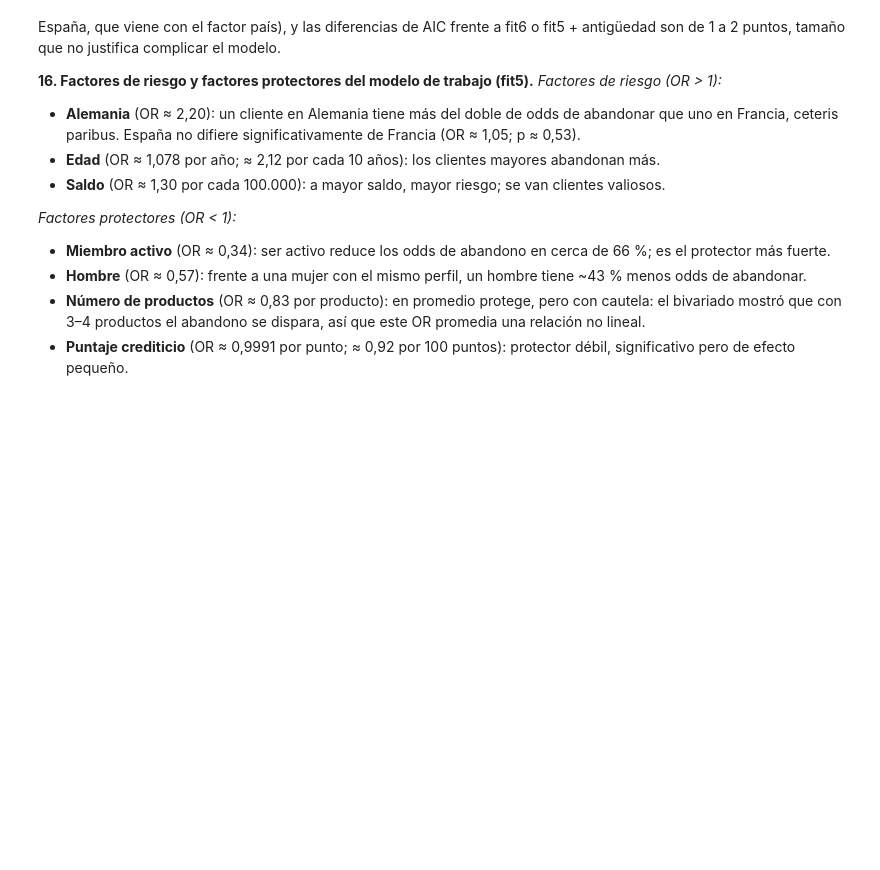
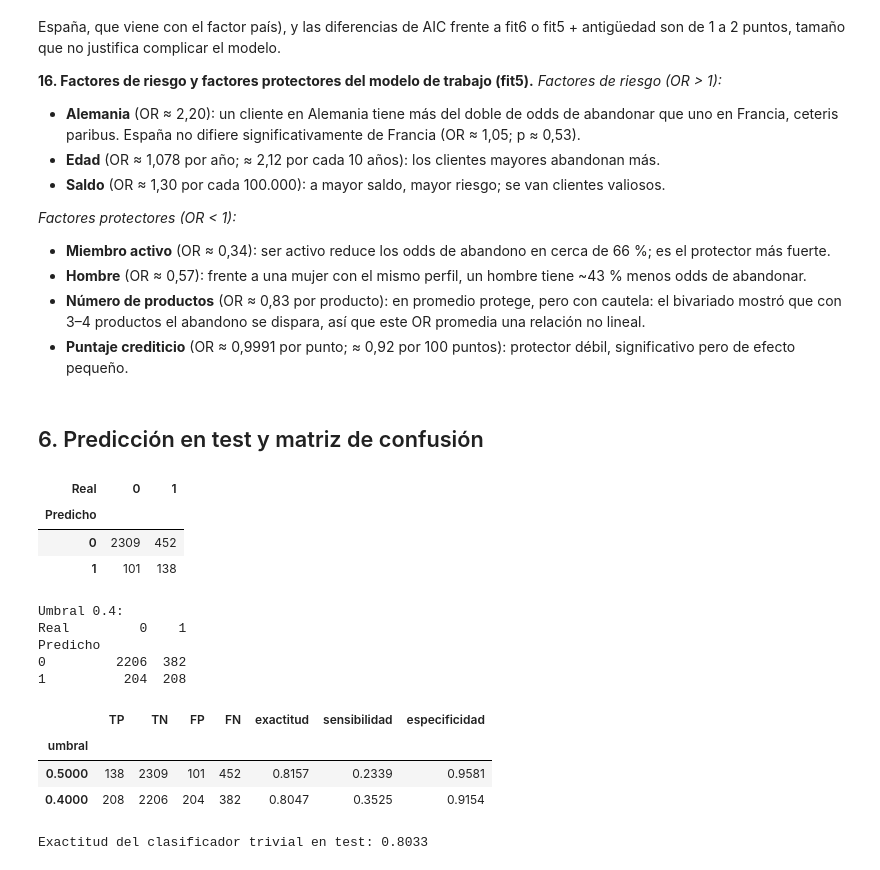
Before and after one commit to camig0516/Taller_2_ML_Clase_9, a Jupyter notebook: Taller_Abandono_Producto_Financiero.ipynb, the cells around one changed output. Saved outputs shown, nothing was run; the diff lists cells and outputs as text; code cells hidden in the pictures; blank space fills up the shorter version.

Commit message:
Punto 6: matriz de confusion e indicadores

```diff
--- a/Taller_Abandono_Producto_Financiero.ipynb
+++ b/Taller_Abandono_Producto_Financiero.ipynb
@@ -460,3 +460,55 @@ Me quedo con **fit5** como modelo de trabajo por **parsimonia**: todas sus varia
 - **Hombre** (OR ≈ 0,57): frente a una mujer con el mismo perfil, un hombre tiene ~43 % menos odds de abandonar.
 - **Número de productos** (OR ≈ 0,83 por producto): en promedio protege, pero con cautela: el bivariado mostró que con 3–4 productos el abandono se dispara, así que este OR promedia una relación no lineal.
 - **Puntaje crediticio** (OR ≈ 0,9991 por punto; ≈ 0,92 por 100 puntos): protector débil, significativo pero de efecto pequeño.
+# %% [markdown]
+## 6. Predicción en test y matriz de confusión
+# %%
+def indicadores(probs, y, umbral):
+    pred = np.where(probs > umbral, 1, 0)
+    tabla = pd.crosstab(pred, y, rownames=["Predicho"], colnames=["Real"])
+    TP = ((pred == 1) & (y == 1)).sum()
+    TN = ((pred == 0) & (y == 0)).sum()
+    FP = ((pred == 1) & (y == 0)).sum()
+    FN = ((pred == 0) & (y == 1)).sum()
+    res = {
+        "umbral": umbral, "TP": TP, "TN": TN, "FP": FP, "FN": FN,
+        "exactitud": (TP + TN) / (TP + TN + FP + FN),
+        "sensibilidad": TP / (TP + FN),
+        "especificidad": TN / (TN + FP),
+    }
+    return tabla, res
+
+probs = logit_fits.predict(Test_Data)
+y_test = Test_Data["abandono"]
+# %%
+pred = np.where(probs > 0.5, 1, 0)
+pd.crosstab(pred, Test_Data["abandono"], rownames=["Predicho"], colnames=["Real"])
+# %% [output]
+| Real | 0 | 1 |
+| Predicho |  |  |
+| 0 | 2309 | 452 |
+| 1 | 101 | 138 |
+# %%
+tabla_05, res_05 = indicadores(probs, y_test, 0.5)
+tabla_04, res_04 = indicadores(probs, y_test, 0.4)
+
+print("Umbral 0.4:")
+print(tabla_04)
+
+comparacion = pd.DataFrame([res_05, res_04]).set_index("umbral")
+comparacion
+# %% [output]
+Umbral 0.4:
+Real         0    1
+Predicho
+0         2206  382
+1          204  208
+|  | TP | TN | FP | FN | exactitud | sensibilidad | especificidad |
+| umbral |  |  |  |  |  |  |  |
+| 0.5000 | 138 | 2309 | 101 | 452 | 0.8157 | 0.2339 | 0.9581 |
+| 0.4000 | 208 | 2206 | 204 | 382 | 0.8047 | 0.3525 | 0.9154 |
+# %%
+# Referencia: clasificador trivial que siempre dice 'permanece'
+print(f"Exactitud del clasificador trivial en test: {(y_test == 0).mean():.4f}")
+# %% [output]
+Exactitud del clasificador trivial en test: 0.8033
```
Also changed, not shown: parts of 1 cell of this notebook.
